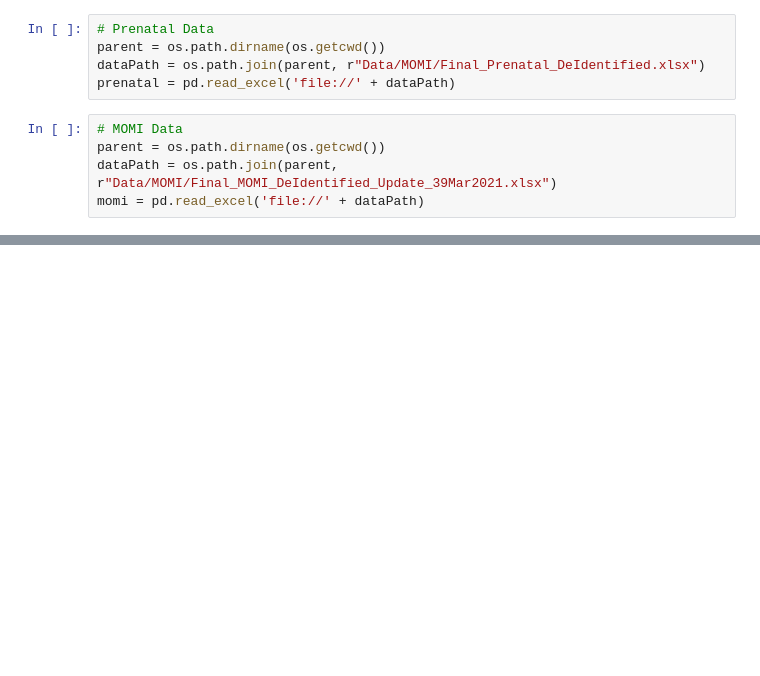
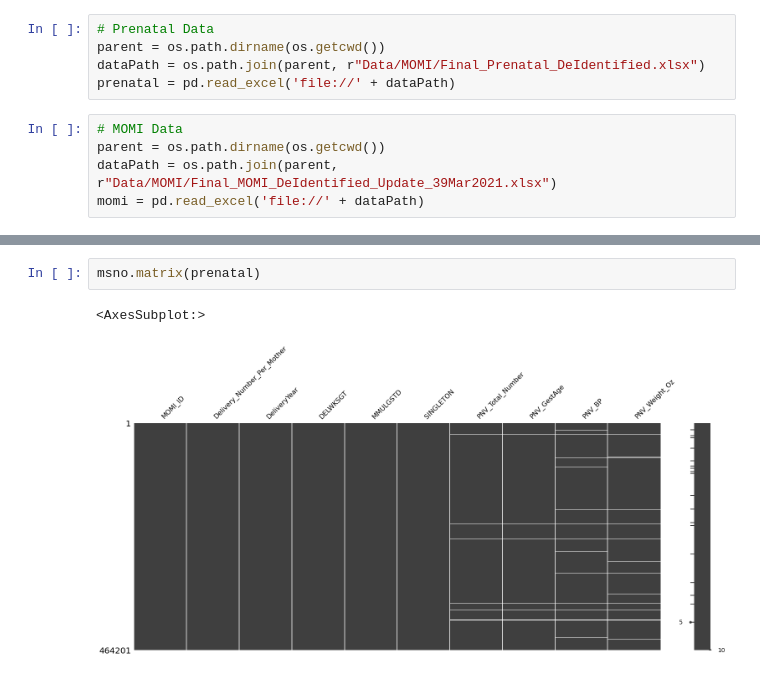
Before and after one commit to rachellb/Bennett_OUDSA5900, a Jupyter notebook: Descriptions/Momi_Descriptions.ipynb, the cells around one changed output, grey strips where cells are left out. Saved outputs shown, nothing was run; the diff lists cells and outputs as text; blank space fills up the shorter version.

```diff
--- a/Descriptions/Momi_Descriptions.ipynb
+++ b/Descriptions/Momi_Descriptions.ipynb
@@ -21,0 +122,5 @@ report
+# %%
+msno.matrix(prenatal)
+# %% [output]
+<AxesSubplot:>
+[figure, added]
```
Also changed, not shown: parts of 18 cells of this notebook, 1 other file.
